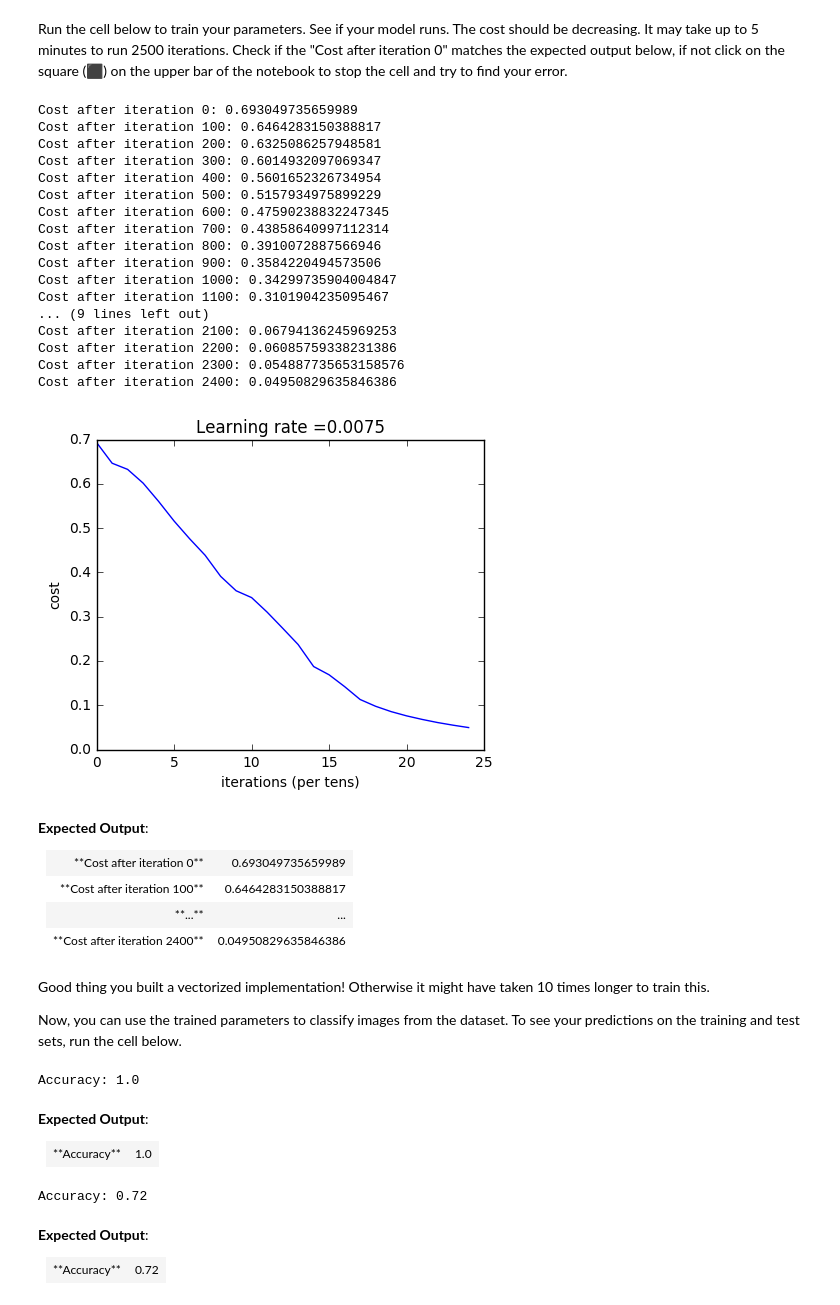
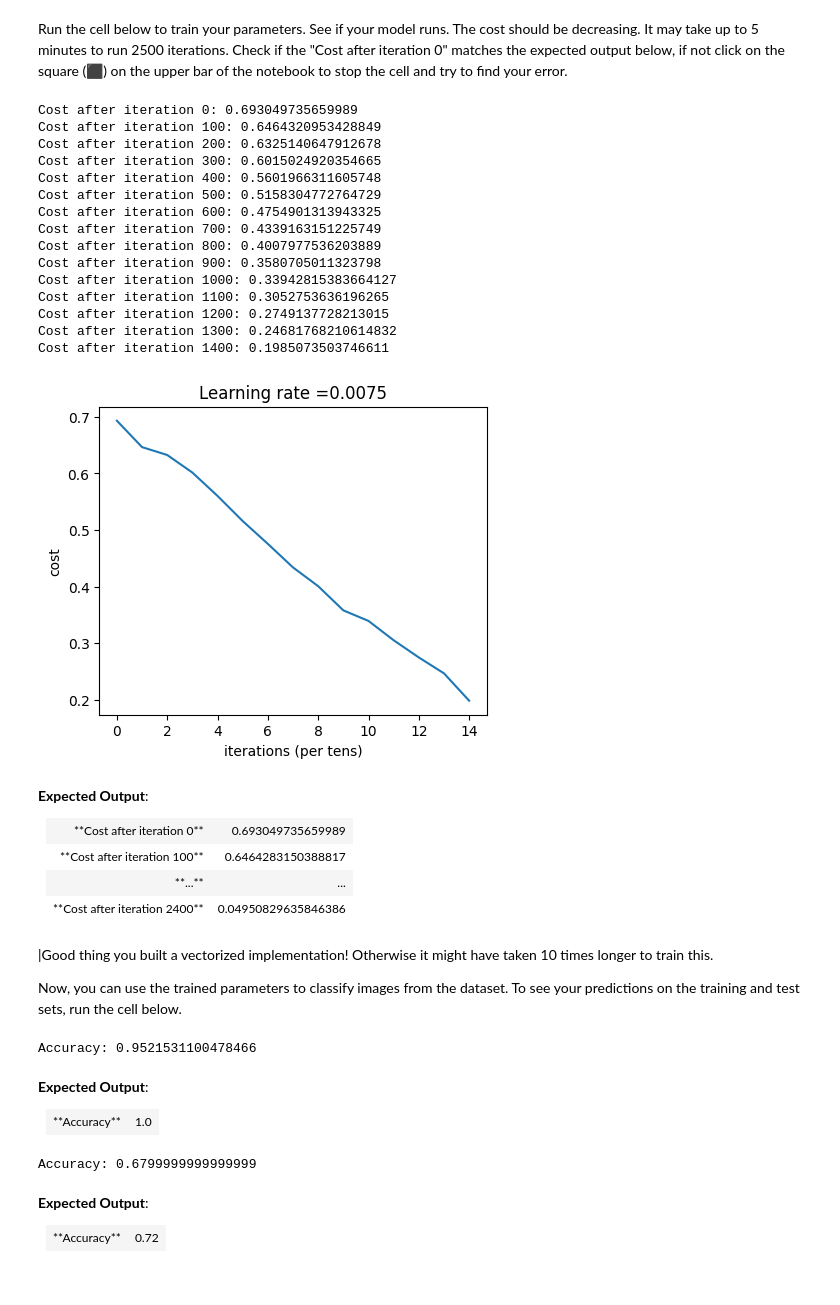
Before and after one commit to rorschachwilpeng/deep-learning-coursera, a Jupyter notebook: Neural Networks and Deep Learning/Deep Neural Network - Application_new.ipynb, the cells around one changed output. Drawn from its saved outputs; the diff is of its cells as text; code cells hidden in the pictures.

```diff
--- a/Neural Networks and Deep Learning/Deep Neural Network - Application_new.ipynb
+++ b/Neural Networks and Deep Learning/Deep Neural Network - Application_new.ipynb
@@ -209,10 +207,13 @@ def two_layer_model(X, Y, layers_dims, learning_rate=0.0075, num_iterations=3000
     costs = []                              # to keep track of the cost
     m = X.shape[1]                           # number of examples
     (n_x, n_h, n_y) = layers_dims
+                                            # n_x -- size of the input layer
+                                            # n_h -- size of the hidden layer
+                                            # n_y -- size of the output layer
 
     # Initialize parameters dictionary, by calling one of the functions you'd previously implemented
     ### START CODE HERE ### (≈ 1 line of code)
-
+    parameters=initialize_parameters(n_x, n_h, n_y)
     ### END CODE HERE ###
 
     # Get W1, b1, W2 and b2 from the dictionary parameters.
@@ -227,20 +228,24 @@ def two_layer_model(X, Y, layers_dims, learning_rate=0.0075, num_iterations=3000
 
         # Forward propagation: LINEAR -> RELU -> LINEAR -> SIGMOID. Inputs: "X, W1, b1". Output: "A1, cache1, A2, cache2".
         ### START CODE HERE ### (≈ 2 lines of code)
+        A1, cache1 = linear_activation_forward(X, W1, b1, 'relu')#隐层前向传播
+        A2, cache2= linear_activation_forward(A1, W2, b2, 'sigmoid')#输出层前向传播
 
         ### END CODE HERE ###
 
         # Compute cost
         ### START CODE HERE ### (≈ 1 line of code)
+        cost = compute_cost(A2, Y)#利用交叉熵计算预测值和真实值之间的差别 --- 代价函数
 
         ### END CODE HERE ###
 
         # Initializing backward propagation
-        dA2 = - (np.divide(Y, A2) - np.divide(1 - Y, 1 - A2))
+        dA2 = - (np.divide(Y, A2) - np.divide(1 - Y, 1 - A2))#？
 
         # Backward propagation. Inputs: "dA2, cache2, cache1". Outputs: "dA1, dW2, db2; also dA0 (not used), dW1, db1".
         ### START CODE HERE ### (≈ 2 lines of code)
-
+        dA1, dW2, db2 = linear_activation_backward(dA2, cache2, 'sigmoid')
+        dA0, dW1, db1 = linear_activation_backward(dA1, cache1, 'relu')
         ### END CODE HERE ###
 
         # Set grads['dWl'] to dW1, grads['db1'] to db1, grads['dW2'] to dW2, grads['db2'] to db2
@@ -251,7 +256,7 @@ def two_layer_model(X, Y, layers_dims, learning_rate=0.0075, num_iterations=3000
 
         # Update parameters.
         ### START CODE HERE ### (approx. 1 line of code)
-
+        parameters = update_parameters(parameters, grads, learning_rate)
         ### END CODE HERE ###
 
         # Retrieve W1, b1, W2, b2 from parameters
@@ -278,26 +304,24 @@ def two_layer_model(X, Y, layers_dims, learning_rate=0.0075, num_iterations=3000
 # %% [markdown]
 Run the cell below to train your parameters. See if your model runs. The cost should be decreasing. It may take up to 5 minutes to run 2500 iterations. Check if the "Cost after iteration 0" matches the expected output below, if not click on the square (⬛) on the upper bar of the notebook to stop the cell and try to find your error.
 # %%
-parameters = two_layer_model(train_x, train_y, layers_dims = (n_x, n_h, n_y), num_iterations = 2500, print_cost=True)
+parameters = two_layer_model(train_x, train_y, layers_dims = (n_x, n_h, n_y), num_iterations = 1500, print_cost=True)
 # %% [output]
 Cost after iteration 0: 0.693049735659989
-Cost after iteration 100: 0.6464283150388817
-Cost after iteration 200: 0.6325086257948581
-Cost after iteration 300: 0.6014932097069347
-Cost after iteration 400: 0.5601652326734954
-Cost after iteration 500: 0.5157934975899229
-Cost after iteration 600: 0.47590238832247345
-Cost after iteration 700: 0.43858640997112314
-Cost after iteration 800: 0.3910072887566946
-Cost after iteration 900: 0.3584220494573506
-Cost after iteration 1000: 0.34299735904004847
-Cost after iteration 1100: 0.3101904235095467
-... (9 lines left out)
-Cost after iteration 2100: 0.06794136245969253
-Cost after iteration 2200: 0.06085759338231386
-Cost after iteration 2300: 0.054887735653158576
-Cost after iteration 2400: 0.04950829635846386
+Cost after iteration 100: 0.6464320953428849
+Cost after iteration 200: 0.6325140647912678
+Cost after iteration 300: 0.6015024920354665
+Cost after iteration 400: 0.5601966311605748
+Cost after iteration 500: 0.5158304772764729
+Cost after iteration 600: 0.4754901313943325
+Cost after iteration 700: 0.4339163151225749
+Cost after iteration 800: 0.4007977536203889
+Cost after iteration 900: 0.3580705011323798
+Cost after iteration 1000: 0.33942815383664127
+Cost after iteration 1100: 0.3052753636196265
+Cost after iteration 1200: 0.2749137728213015
+Cost after iteration 1300: 0.24681768210614832
+Cost after iteration 1400: 0.1985073503746611
-[figure, old version]
+[figure, new version]
 # %% [markdown]
 **Expected Output**:
 <table>
@@ -319,13 +343,13 @@ Cost after iteration 2400: 0.04950829635846386
     </tr>
 </table>
 # %% [markdown]
-Good thing you built a vectorized implementation! Otherwise it might have taken 10 times longer to train this.
+|Good thing you built a vectorized implementation! Otherwise it might have taken 10 times longer to train this.
 
 Now, you can use the trained parameters to classify images from the dataset. To see your predictions on the training and test sets, run the cell below.
 # %%
 predictions_train = predict(train_x, train_y, parameters)
 # %% [output]
-Accuracy: 1.0
+Accuracy: 0.9521531100478466
 # %% [markdown]
 **Expected Output**:
 <table>
@@ -337,7 +361,7 @@ Accuracy: 1.0
 # %%
 predictions_test = predict(test_x, test_y, parameters)
 # %% [output]
-Accuracy: 0.72
+Accuracy: 0.6799999999999999
 # %% [markdown]
 **Expected Output**:
 
```
Also changed, not shown: parts of 9 cells of this notebook.
